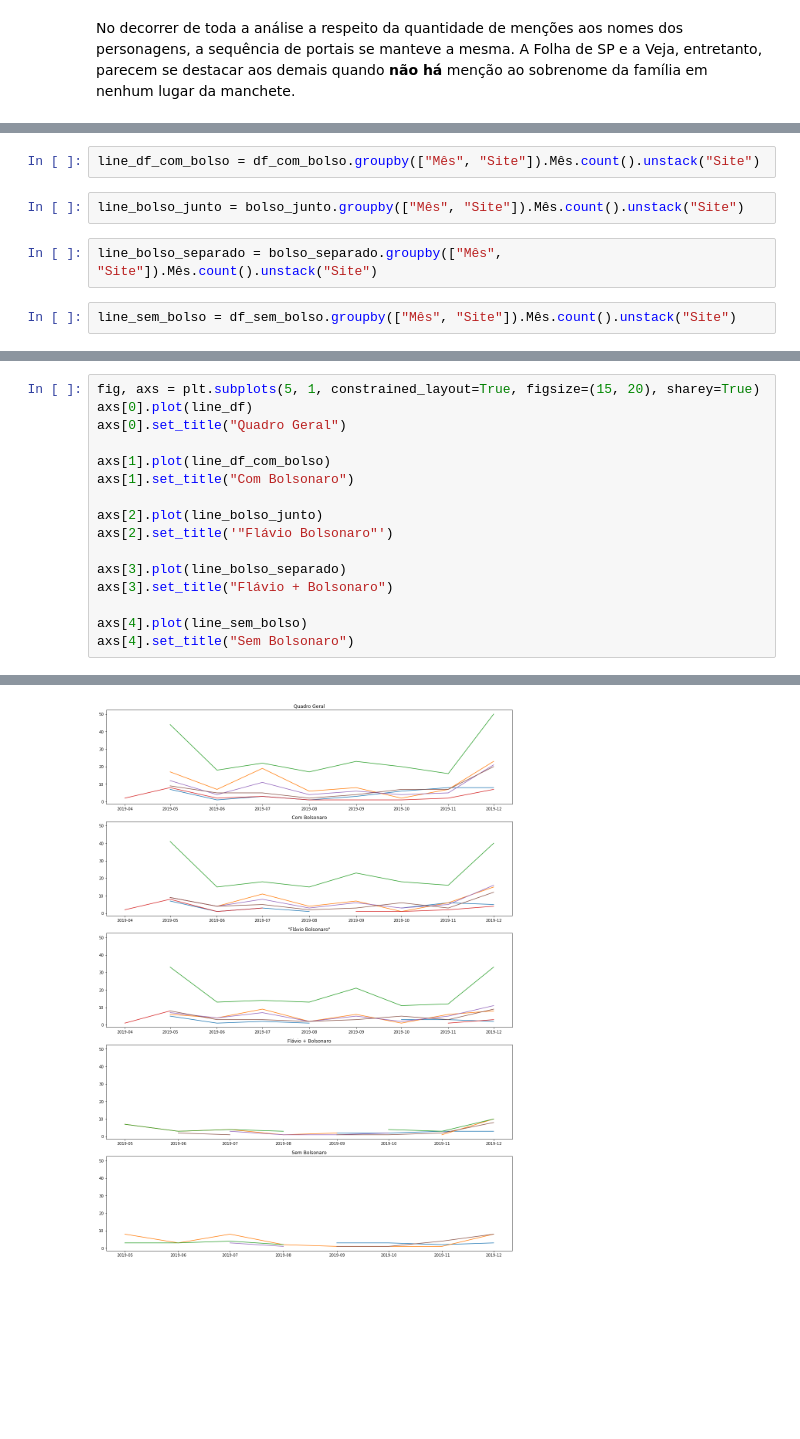
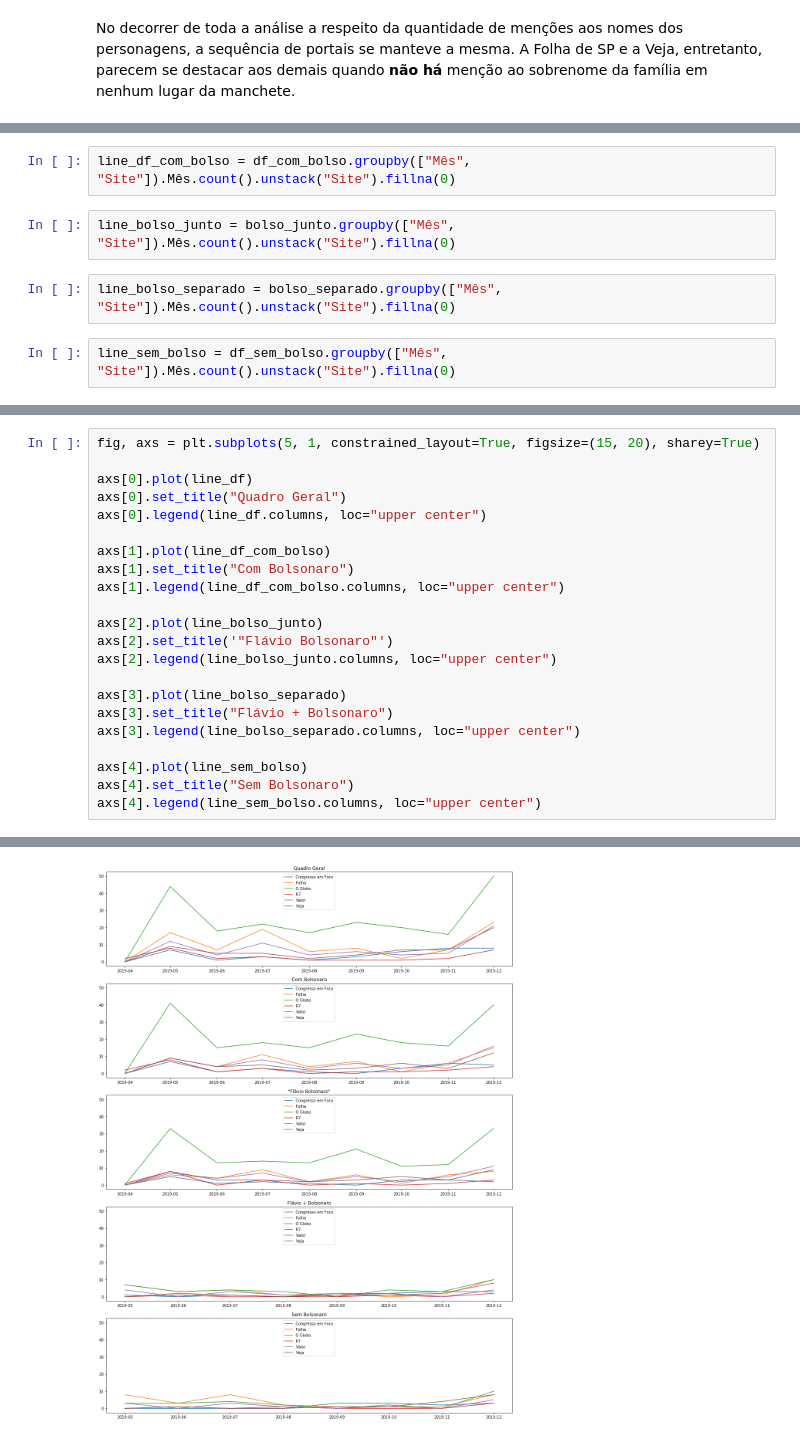
Before and after one commit to jovemadulto/flavio_para_os_intimos, a Jupyter notebook: Análise reportagens F. Bolsonaro.ipynb, the cells around one changed output, grey strips where cells are left out. Drawn from its saved outputs; the diff is of its cells as text; blank space fills up the shorter version.

```diff
--- a/Análise reportagens F. Bolsonaro.ipynb
+++ b/Análise reportagens F. Bolsonaro.ipynb
@@ -376,8 +376,8 @@ line_df = df.groupby(["Mês", "Site"]).Mês.count().unstack("Site")
 # %%
-line_df_com_bolso = df_com_bolso.groupby(["Mês", "Site"]).Mês.count().unstack("Site")
+line_df_com_bolso = df_com_bolso.groupby(["Mês", "Site"]).Mês.count().unstack("Site").fillna(0)
 # %%
-line_bolso_junto = bolso_junto.groupby(["Mês", "Site"]).Mês.count().unstack("Site")
+line_bolso_junto = bolso_junto.groupby(["Mês", "Site"]).Mês.count().unstack("Site").fillna(0)
 # %%
-line_bolso_separado = bolso_separado.groupby(["Mês", "Site"]).Mês.count().unstack("Site")
+line_bolso_separado = bolso_separado.groupby(["Mês", "Site"]).Mês.count().unstack("Site").fillna(0)
 # %%
-line_sem_bolso = df_sem_bolso.groupby(["Mês", "Site"]).Mês.count().unstack("Site")
+line_sem_bolso = df_sem_bolso.groupby(["Mês", "Site"]).Mês.count().unstack("Site").fillna(0)
@@ -384,17 +413,23 @@ line_sem_bolso = df_sem_bolso.groupby(["Mês", "Site"]).Mês.count().unstack("Si
 # %%
 fig, axs = plt.subplots(5, 1, constrained_layout=True, figsize=(15, 20), sharey=True)
+
 axs[0].plot(line_df)
 axs[0].set_title("Quadro Geral")
+axs[0].legend(line_df.columns, loc="upper center")
 
 axs[1].plot(line_df_com_bolso)
 axs[1].set_title("Com Bolsonaro")
+axs[1].legend(line_df_com_bolso.columns, loc="upper center")
 
 axs[2].plot(line_bolso_junto)
 axs[2].set_title('"Flávio Bolsonaro"')
+axs[2].legend(line_bolso_junto.columns, loc="upper center")
 
 axs[3].plot(line_bolso_separado)
 axs[3].set_title("Flávio + Bolsonaro")
+axs[3].legend(line_bolso_separado.columns, loc="upper center")
 
 axs[4].plot(line_sem_bolso)
 axs[4].set_title("Sem Bolsonaro")
+axs[4].legend(line_sem_bolso.columns, loc="upper center")
 # %% [output]
@@ -402 +437 @@ Text(0.5,1,'Sem Bolsonaro')
-[figure, old version]
+[figure, new version]
```
Also changed, not shown: parts of 6 cells of this notebook.
